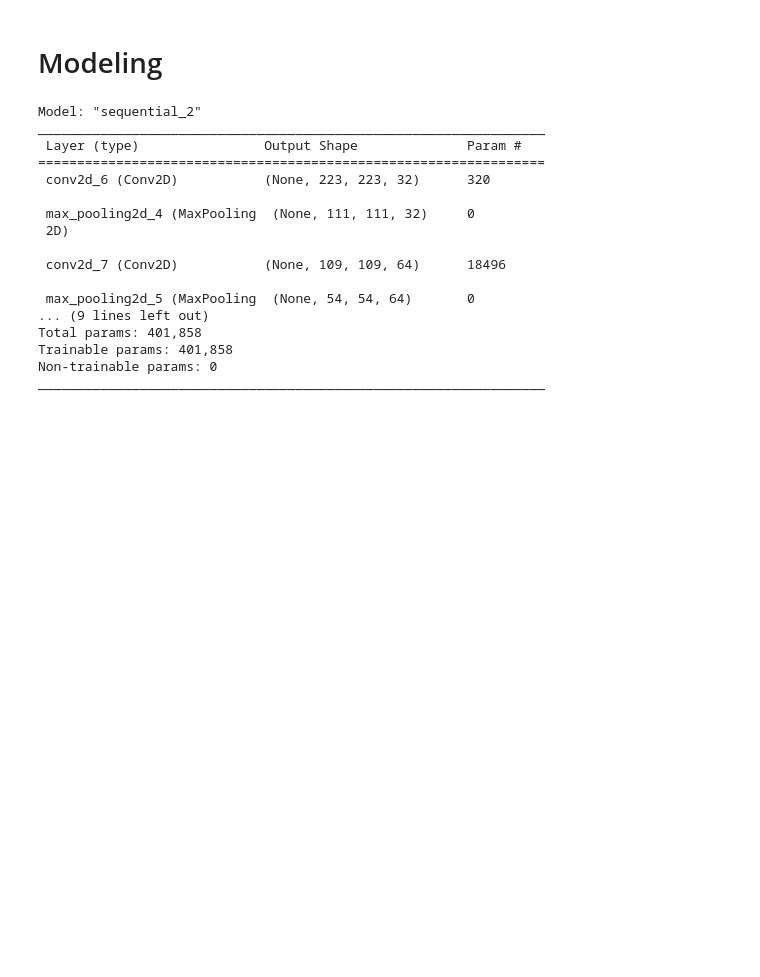
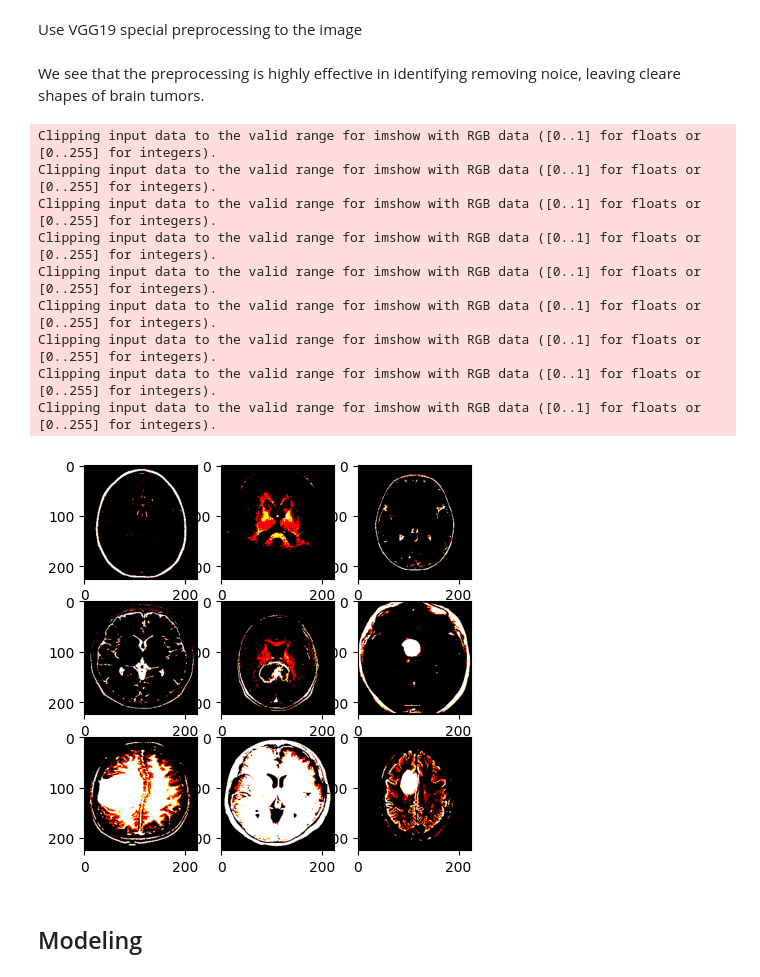
Before and after one commit to Zoroa1885/Brain_Tumor_Detection, a Jupyter notebook: Analysis.ipynb, the cells around one changed output. Cells and saved outputs as stored; diff of their text form; code cells hidden in the pictures; blank space fills up the shorter version.

```diff
--- a/Analysis.ipynb
+++ b/Analysis.ipynb
@@ -80,2 +214,27 @@ test_labels = to_categorical(test_labels)
+# %% [markdown]
+Use VGG19 special preprocessing to the image
+# %%
+X_train_pre_vgg = np.array([preprocess_input(image) for image in X_train_pre])
+X_val_pre_vgg = np.array([preprocess_input(image) for image in X_val_pre])
+X_test_pre_vgg = np.array([preprocess_input(image) for image in X_test_pre])
+# %% [markdown]
+We see that the preprocessing is highly effective in identifying removing noice, leaving cleare shapes of brain tumors.
+# %%
+plt.figure(figsize=(5, 5))
+for i in range(9):
+    plt.subplot(3, 3, i+1)
+    plt.imshow(X_train_pre_vgg[i], cmap = "gray")
+plt.show()
+# %% [output]
+Clipping input data to the valid range for imshow with RGB data ([0..1] for floats or [0..255] for integers).
+Clipping input data to the valid range for imshow with RGB data ([0..1] for floats or [0..255] for integers).
+Clipping input data to the valid range for imshow with RGB data ([0..1] for floats or [0..255] for integers).
+Clipping input data to the valid range for imshow with RGB data ([0..1] for floats or [0..255] for integers).
+Clipping input data to the valid range for imshow with RGB data ([0..1] for floats or [0..255] for integers).
+Clipping input data to the valid range for imshow with RGB data ([0..1] for floats or [0..255] for integers).
+Clipping input data to the valid range for imshow with RGB data ([0..1] for floats or [0..255] for integers).
+Clipping input data to the valid range for imshow with RGB data ([0..1] for floats or [0..255] for integers).
+Clipping input data to the valid range for imshow with RGB data ([0..1] for floats or [0..255] for integers).
+[figure, added]
 # %% [markdown]
-# Modeling
+## Modeling
@@ -92,20 +240,0 @@ model.add(layers.Dense(2))
-# %%
-model.summary()
-# %% [output]
-Model: "sequential_2"
-_________________________________________________________________
- Layer (type)                Output Shape              Param #
-=================================================================
- conv2d_6 (Conv2D)           (None, 223, 223, 32)      320
-
- max_pooling2d_4 (MaxPooling  (None, 111, 111, 32)     0
- 2D)
-
- conv2d_7 (Conv2D)           (None, 109, 109, 64)      18496
-
- max_pooling2d_5 (MaxPooling  (None, 54, 54, 64)       0
-... (9 lines left out)
-Total params: 401,858
-Trainable params: 401,858
-Non-trainable params: 0
-_________________________________________________________________
```
Also changed, not shown: parts of 34 cells of this notebook.
